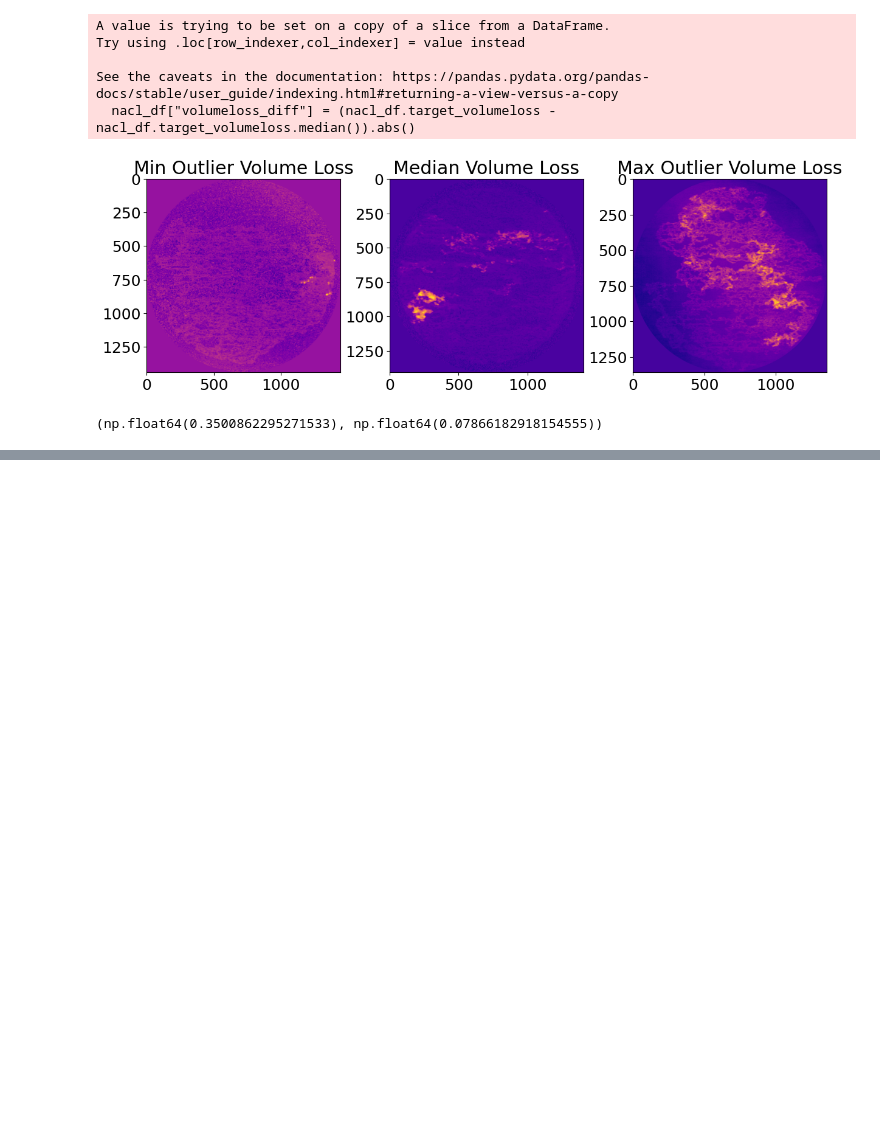
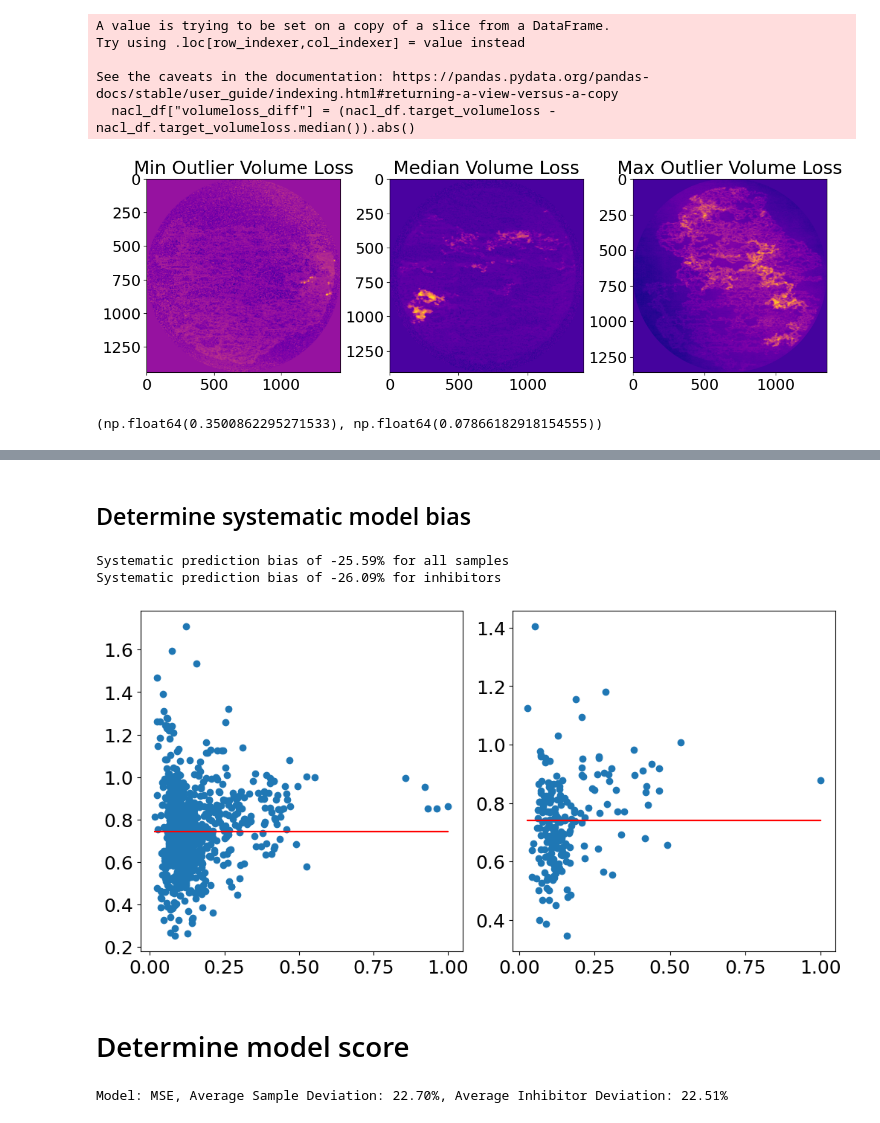
Before and after one commit to lars-dammann/ai2, a Jupyter notebook: results/result-analysis.ipynb, the cells around one changed output, grey strips where cells are left out. Saved outputs shown, nothing was run; the diff lists cells and outputs as text; code cells hidden in the pictures; blank space fills up the shorter version.

```diff
--- a/results/result-analysis.ipynb
+++ b/results/result-analysis.ipynb
@@ -342,0 +298,40 @@ FileNotFoundError: [Errno 2] No such file or directory: 'predictions/model-d2rlt
+# %% [markdown]
+## Determine systematic model bias
+# %%
+def line(t, b):
+    return t * 0.0 + b
+
+# Calculate relative prediction / target deviation
+x_sample = rel_target_loss(results)
+y_sample = rel_pred_loss(results) / x_sample
+
+x_inhibitor = rel_target_loss(inhibitor)
+y_inhibitor = rel_pred_loss(inhibitor) / x_inhibitor
+
+
+# Remove outliers with y > 2.0
+x_sample = x_sample[~(y_sample > 2.0)]
+y_sample = y_sample[~(y_sample > 2.0)]
+
+x_inhibitor = x_inhibitor[~(y_inhibitor > 2.0)]
+y_inhibitor = y_inhibitor[~(y_inhibitor > 2.0)]
+
+# Fit horizontal line to the data
+popt_sample, pcov_sample = opt.curve_fit(line, x_sample, y_sample)
+popt_inhibitor, pcov_inhibitor = opt.curve_fit(line, x_inhibitor, y_inhibitor)
+
+fig, ax = plt.subplots(1, 2, figsize=(10, 5), constrained_layout=True)
+
+ax[0].scatter(x_sample, y_sample)
+ax[0].plot(x_sample, line(x_sample, *popt_sample), 'r-')
+print(f"Systematic prediction bias of {(popt_sample[0] - 1) * 100:.2f}% for all samples")
+
+ax[1].scatter(x_inhibitor, y_inhibitor)
+ax[1].plot(x_inhibitor, line(x_inhibitor, *popt_inhibitor), 'r-')
+print(f"Systematic prediction bias of {(popt_inhibitor[0] - 1) * 100:.2f}% for inhibitors")
+# %% [output]
+Systematic prediction bias of -25.59% for all samples
+Systematic prediction bias of -26.09% for inhibitors
+[figure, added]
+# %% [markdown]
+# Determine model score
@@ -342,0 +341,12 @@ FileNotFoundError: [Errno 2] No such file or directory: 'predictions/model-d2rlt
+# %%
+models = {"MSE": "model-d2rltbw6-best"}
+data_types = ["train", "val", "test"]
+
+for model_name in models.keys():
+    model = models[model_name]
+    results, inhibitor = create_result_df(model, data_types)
+    sample_score = calc_model_deviation(results)
+    inhibitor_score = calc_model_deviation(inhibitor)
+    print(f"Model: {model_name}, Average Sample Deviation: {sample_score:.2f}%, Average Inhibitor Deviation: {inhibitor_score:.2f}%")
+# %% [output]
+Model: MSE, Average Sample Deviation: 22.70%, Average Inhibitor Deviation: 22.51%
```
Also changed, not shown: parts of 15 cells of this notebook.
